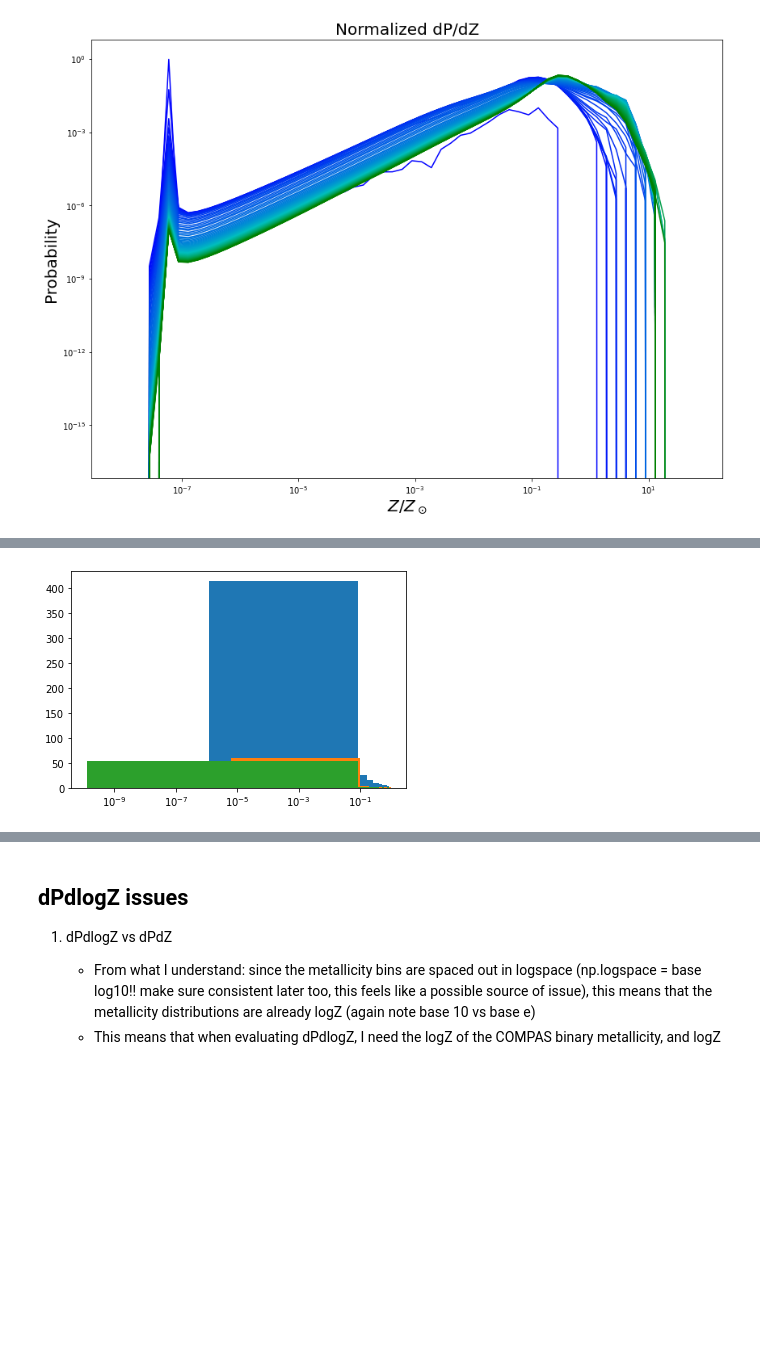
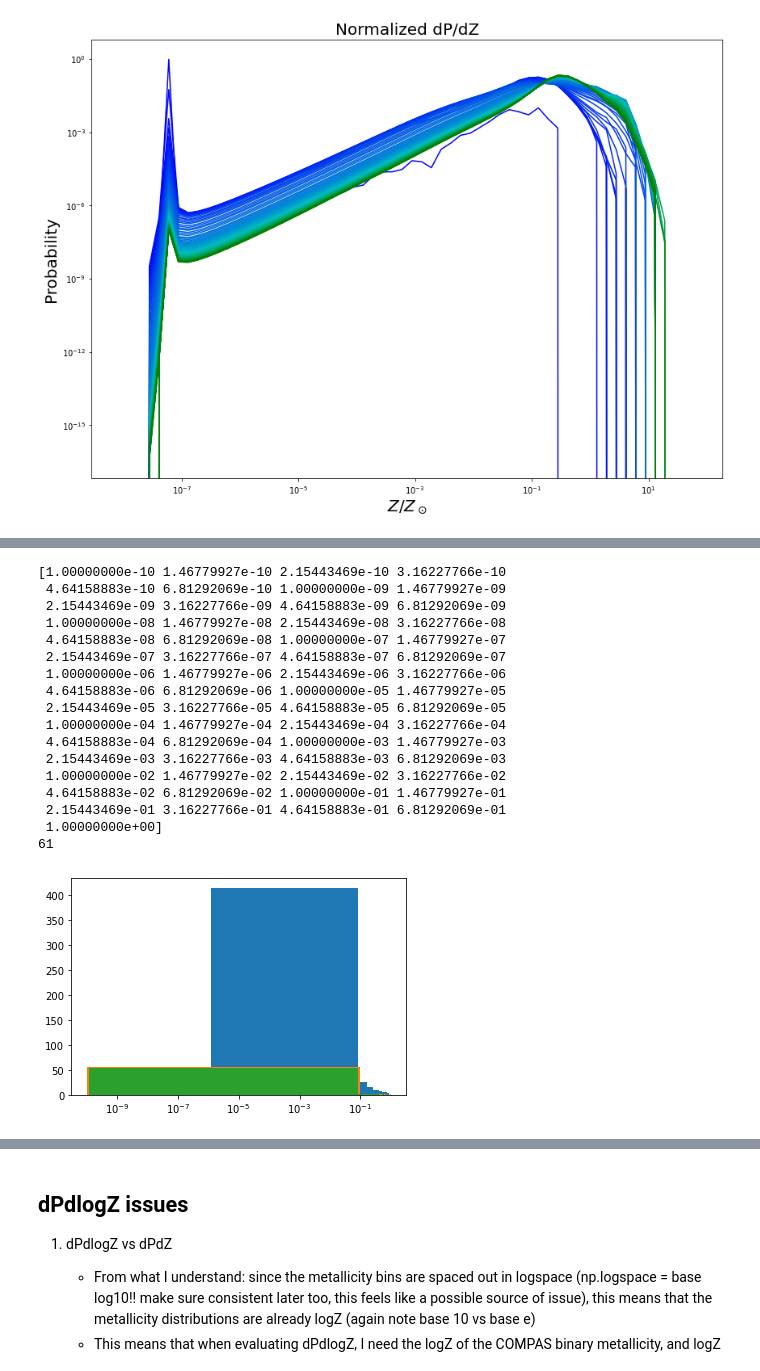
Before and after one commit to sashalvna/Fit_SFRD_TNG, a Jupyter notebook: TNG_data_for_cosmic_integration.ipynb, the cells around one changed output, grey strips where cells are left out. Drawn from its saved outputs; the diff is of its cells as text; code cells hidden in the pictures; blank space fills up the shorter version.

```diff
--- a/TNG_data_for_cosmic_integration.ipynb
+++ b/TNG_data_for_cosmic_integration.ipynb
@@ -77,9 +77,10 @@ def find_metallicity_distribution(redshifts, metals = [], min_logZ_COMPAS = np.l
 
     if len(metals) == 0:
         # create a range of metallicities (the x-values, or random variables)
-        step_logZ = 10/60
         log_metallicities = np.arange(min_logZ, max_logZ + step_logZ, step_logZ)
         metallicities     = np.exp(log_metallicities)
+        print(metallicities)
+        print(len(metallicities))
     else:
         #use a pre-determined array of metals
         metallicities     = metals
@@ -410 +414,22 @@ for i in range(n_binaries):
 [figure]
+# %%
+Average_SF_mass_needed = 0.13123123123
+nformed = np.sum(Sim_SFRD*mpc, axis=1) / Average_SF_mass_needed
+metallicities = Sim_center_Zbin
+Sim_metals = Metals
+Sim_redshifts = Redshifts
+n_binaries = 1
+COMPAS_metallicities = [1e-2]
+z_of_formation = 3.3
+formation_rate = np.zeros(shape=(n_binaries, len(Redshifts)))
+
+for i in range(n_binaries):
+    if len(Sim_metals) > 0:
+        formation_rate[i, :] = nformed * calc_dPdlogZ2(z_of_formation, Sim_redshifts, COMPAS_metallicities[i], \
+        metallicities, Sim_metals)[2] #/ p_draw_metallicity * COMPAS_weights[i]
+        plt.plot(Sim_redshifts, formation_rate[i])
+        plt.xlim(0, 10)
+    #else:
+        # calculate formation rate (see Neijssel+19 Section 4) - note this uses dPdlogZ for *closest* metallicity
+        #formation_rate[i, :] = n_formed * dPdlogZ[:, np.digitize(COMPAS_metallicites[i], metallicities)]
+        #/ p_draw_metallicity * COMPAS_weights[i]
@@ -411,23 +477,47 @@ for i in range(n_binaries):
 # %%
 #sfr using interpolated z range
 sfr2 = find_sfr(redshift_new, a=sf_a, b=sf_b, c=sf_c, d=sf_d)
+minlogZ = np.log(MetalBins[0])
+maxlogZ = np.log(MetalBins[-1])
+steplogZ = (maxlogZ-minlogZ)/len(Sim_center_Zbin)
+
+minlogZ2 = np.log(MetalBins[0])
+maxlogZ2 = np.log(MetalBins[-1])
+steplogZ2 = (maxlogZ-minlogZ)/len(Sim_center_Zbin)
 
 #using interpolated Z, z range
 dPdlogZ1, metallicities1, step_logZ1, p_draw_metallicity1 = find_metallicity_distribution(redshift_new, metals = metals_new,
                                   mu_0=mu0, mu_z=muz, sigma_0=omega0, sigma_z=omegaz, alpha =alpha0,
-                                  min_logZ=-12.0, max_logZ=0.0, step_logZ =0.01)
+                                  min_logZ=minlogZ, max_logZ=maxlogZ, step_logZ =steplogZ)
 
 #calculating Z from min, max, and step logZ
 dPdlogZ3, metallicities3, step_logZ3, p_draw_metallicity3 = find_metallicity_distribution(Redshifts,
                                   mu_0=mu0, mu_z=muz, sigma_0=omega0, sigma_z=omegaz, alpha =alpha0,
-                                  min_logZ=-12.0, max_logZ=0.0, step_logZ =0.01)
+                                  min_logZ=minlogZ, max_logZ=maxlogZ, step_logZ =steplogZ)
 
 #using Z, z range directly from TNG data
 dPdlogZ2, metallicities2, step_logZ2, p_draw_metallicity2 = find_metallicity_distribution(Redshifts, metals = metallicities,
                                   mu_0=mu0, mu_z=muz, sigma_0=omega0, sigma_z=omegaz, alpha =alpha0,
-                                  min_logZ=-12.0, max_logZ=0.0, step_logZ =0.01)
+                                  min_logZ=minlogZ, max_logZ=maxlogZ, step_logZ =steplogZ)
 # %% [output]
+[1.00000000e-10 1.46779927e-10 2.15443469e-10 3.16227766e-10
+ 4.64158883e-10 6.81292069e-10 1.00000000e-09 1.46779927e-09
+ 2.15443469e-09 3.16227766e-09 4.64158883e-09 6.81292069e-09
+ 1.00000000e-08 1.46779927e-08 2.15443469e-08 3.16227766e-08
+ 4.64158883e-08 6.81292069e-08 1.00000000e-07 1.46779927e-07
+ 2.15443469e-07 3.16227766e-07 4.64158883e-07 6.81292069e-07
+ 1.00000000e-06 1.46779927e-06 2.15443469e-06 3.16227766e-06
+ 4.64158883e-06 6.81292069e-06 1.00000000e-05 1.46779927e-05
+ 2.15443469e-05 3.16227766e-05 4.64158883e-05 6.81292069e-05
+ 1.00000000e-04 1.46779927e-04 2.15443469e-04 3.16227766e-04
+ 4.64158883e-04 6.81292069e-04 1.00000000e-03 1.46779927e-03
+ 2.15443469e-03 3.16227766e-03 4.64158883e-03 6.81292069e-03
+ 1.00000000e-02 1.46779927e-02 2.15443469e-02 3.16227766e-02
+ 4.64158883e-02 6.81292069e-02 1.00000000e-01 1.46779927e-01
+ 2.15443469e-01 3.16227766e-01 4.64158883e-01 6.81292069e-01
+ 1.00000000e+00]
+61
-[figure, old version]
+[figure, new version]
 # %%
 #dPdlogZ calculared three ways; supposedly should give the same (or approx the same) result
 plt.plot(redshift_new, dPdlogZ1[:, np.digitize(COMPAS_metallicities[0], metals_new)]);
```
Also changed, not shown: parts of 23 cells of this notebook, 4 other files.
